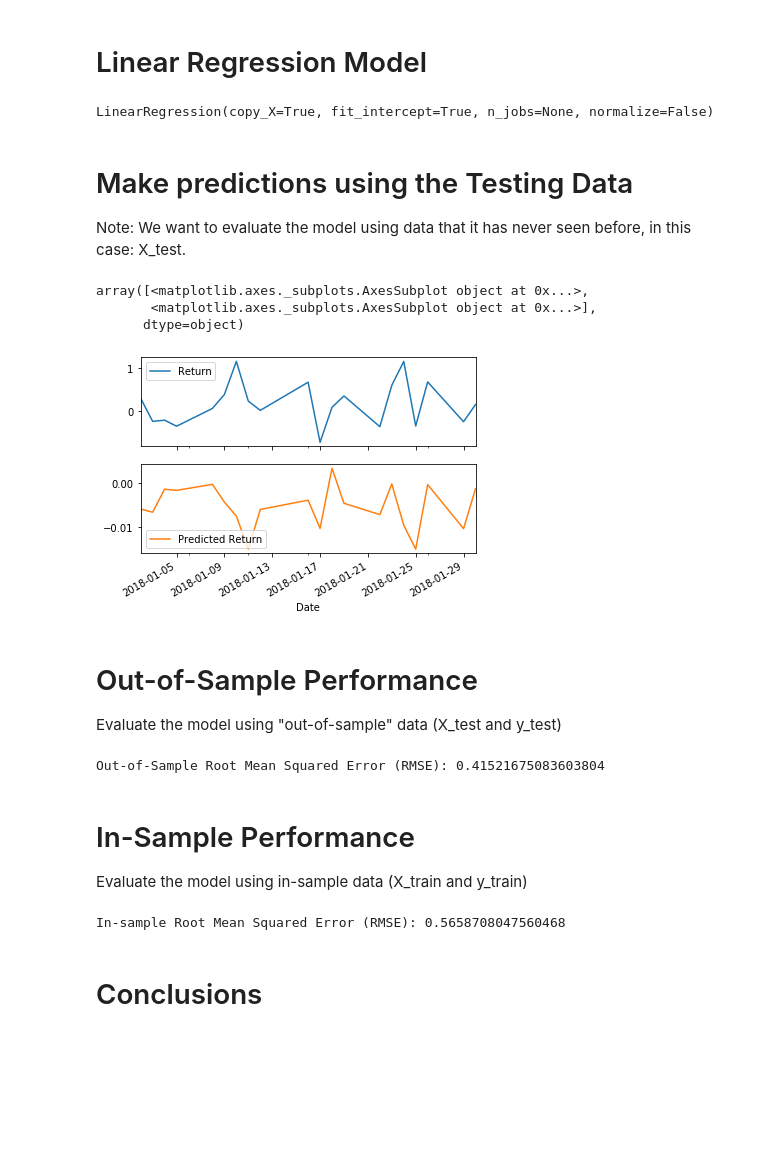
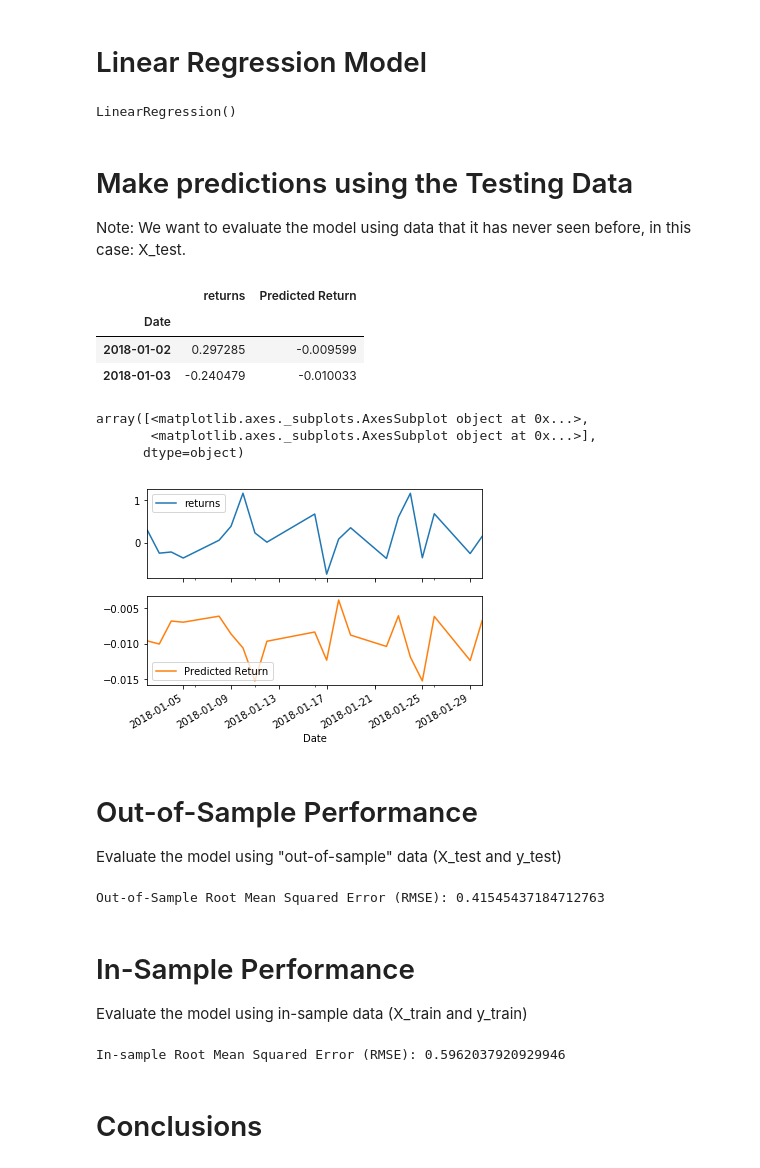
Before and after one commit to scherry2/A-Yen-For-The-Future, a Jupyter notebook: regression_analysis.ipynb, the cells around one changed output. Saved outputs shown, nothing was run; the diff lists cells and outputs as text; code cells hidden in the pictures; blank space fills up the shorter version.

Commit message:
regression analysis code updated

```diff
--- a/regression_analysis.ipynb
+++ b/regression_analysis.ipynb
@@ -76,4 +95,8 @@ test = yen_futures['2018':]
 # X_train (training set using just the independent variables), X_test (test set of of just the independent variables)
 # Y_train (training set using just the "y" variable, i.e., "Futures Return"), Y_test (test set of just the "y" variable):
 # YOUR CODE HERE!
+X_train = train["Lagged_Return"].to_frame()
+X_test = test["Lagged_Return"].to_frame()
+y_train = train["returns"]
+y_test = test["returns"]
 # %%
@@ -101,8 +127,10 @@ from sklearn.linear_model import LinearRegression
 
 # Fit a SKLearn linear regression using just the training set (X_train, Y_train):
 # YOUR CODE HERE!
+model = LinearRegression()
+model.fit(X_train, y_train)
 # %% [output]
-LinearRegression(copy_X=True, fit_intercept=True, n_jobs=None, normalize=False)
+LinearRegression()
 # %% [markdown]
 # Make predictions using the Testing Data
 
@@ -110,17 +138,28 @@ Note: We want to evaluate the model using data that it has never seen before, in
 # %%
 # Make a prediction of "y" values using just the test dataset
 # YOUR CODE HERE!
+predictions = model.predict(X_test)
 # %%
 # Assemble actual y data (Y_test) with predicted y data (from just above) into two columns in a dataframe:
 # YOUR CODE HERE!
+Results = y_test.to_frame()
+Results["Predicted Return"] = predictions
+# %%
+Results.head(2)
+# %% [output]
+|  | returns | Predicted Return |
+| Date |  |  |
+| 2018-01-02 | 0.297285 | -0.009599 |
+| 2018-01-03 | -0.240479 | -0.010033 |
 # %%
 # Plot the first 20 predictions vs the true values
 # YOUR CODE HERE!
+Results[:20].plot(subplots=True)
 # %% [output]
 array([<matplotlib.axes._subplots.AxesSubplot object at 0x...>,
        <matplotlib.axes._subplots.AxesSubplot object at 0x...>],
       dtype=object)
-[figure, old version]
+[figure, new version]
 # %% [markdown]
 # Out-of-Sample Performance
 
@@ -130,28 +169,38 @@ from sklearn.metrics import mean_squared_error
 # Calculate the mean_squared_error (MSE) on actual versus predicted test "y"
 # YOUR CODE HERE!
 
+mse = mean_squared_error(
+    Results["returns"],
+    Results["Predicted Return"]
+)
+
 # Using that mean-squared-error, calculate the root-mean-squared error (RMSE):
-# YOUR CODE HERE!
+rmse = np.sqrt(mse)
+print(f"Out-of-Sample Root Mean Squared Error (RMSE): {rmse}")
 # %% [output]
-Out-of-Sample Root Mean Squared Error (RMSE): 0.41521675083603804
+Out-of-Sample Root Mean Squared Error (RMSE): 0.41545437184712763
 # %% [markdown]
 # In-Sample Performance
 
 Evaluate the model using in-sample data (X_train and y_train)
 # %%
 # Construct a dataframe using just the "y" training data:
-# YOUR CODE HERE!
+in_sample_results = y_train.to_frame()
 
-# Add a column of "in-sample" predictions to that dataframe:
-# YOUR CODE HERE!
+# Add a column of "in-sample" predictions to that DataFrame:
+in_sample_results["In-sample Predictions"] = model.predict(X_train)
 
 # Calculate in-sample mean_squared_error (for comparison to out-of-sample)
-# YOUR CODE HERE!
+in_sample_mse = mean_squared_error(
+    in_sample_results["returns"],
+    in_sample_results["In-sample Predictions"]
+)
 
 # Calculate in-sample root mean_squared_error (for comparison to out-of-sample)
-# YOUR CODE HERE!
+in_sample_rmse = np.sqrt(in_sample_mse)
+print(f"In-sample Root Mean Squared Error (RMSE): {in_sample_rmse}")
 # %% [output]
-In-sample Root Mean Squared Error (RMSE): 0.5658708047560468
+In-sample Root Mean Squared Error (RMSE): 0.5962037920929946
 # %% [markdown]
 # Conclusions
 # %% [markdown]
```
Also changed, not shown: parts of 6 cells of this notebook.
